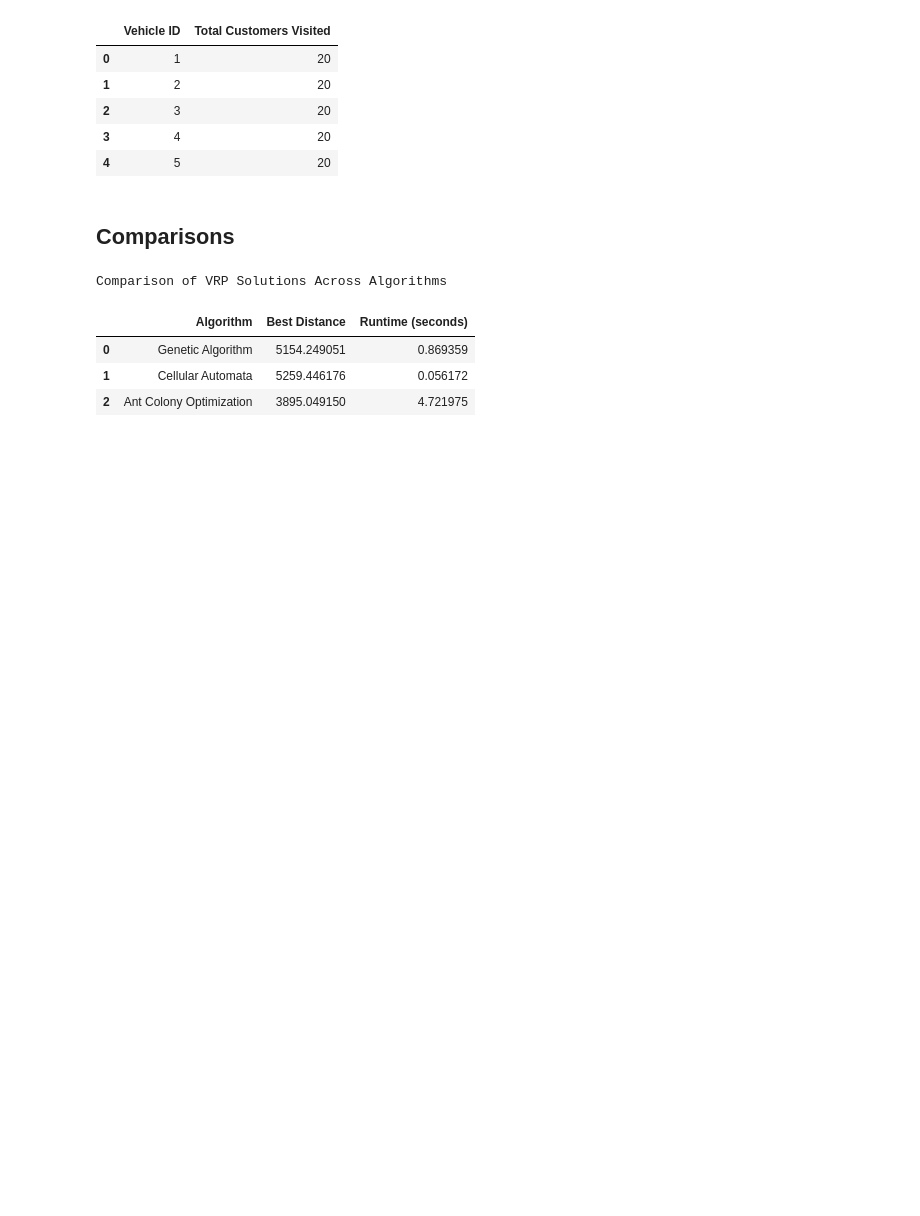
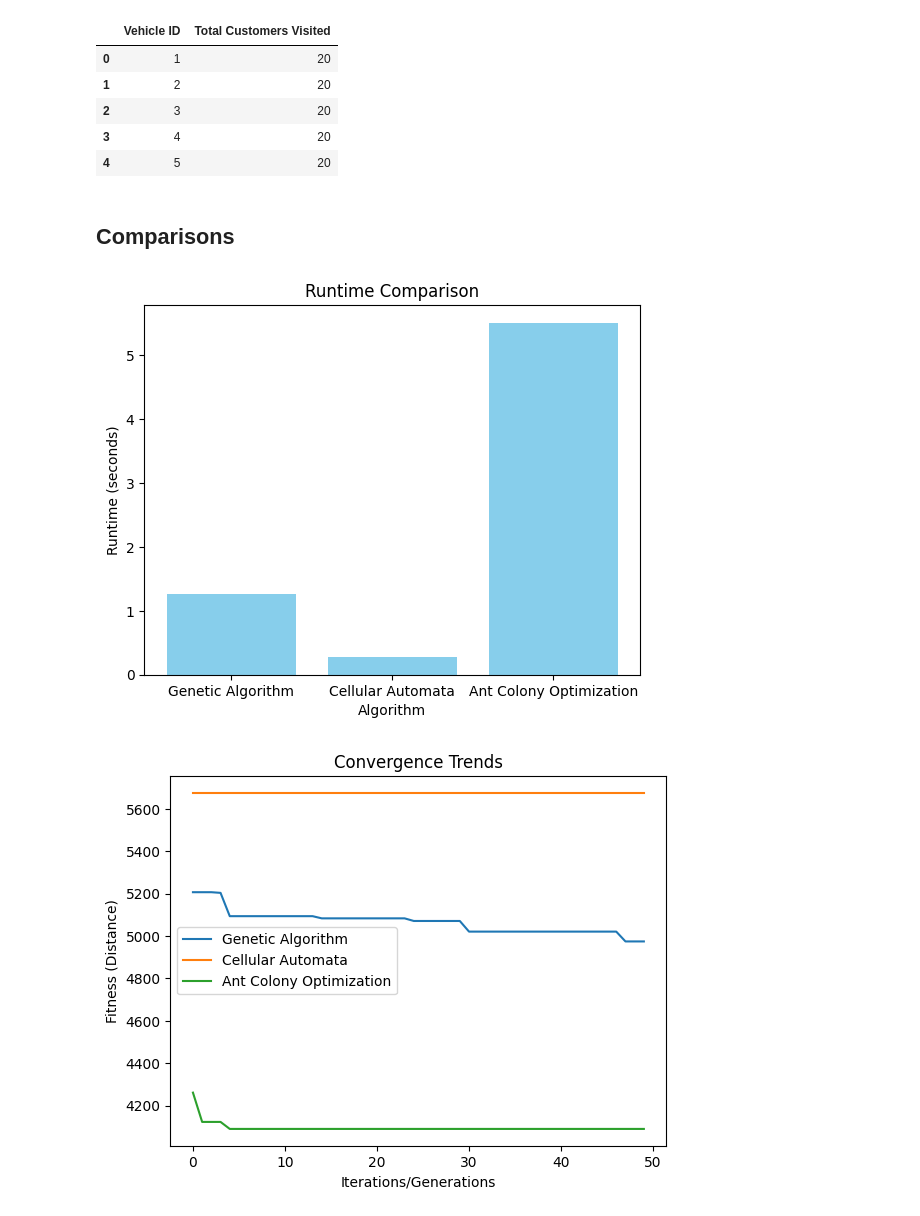
Before and after one commit to Emir515/Self-Organizing-Systems-Assignment-1, a Jupyter notebook: SelfOrganizingSystems.ipynb, the cells around one changed output. Saved outputs shown, nothing was run; the diff lists cells and outputs as text; code cells hidden in the pictures; blank space fills up the shorter version.

```diff
--- a/SelfOrganizingSystems.ipynb
+++ b/SelfOrganizingSystems.ipynb
@@ -551,39 +563,52 @@ Vehicle Summary:
 # %%
 def compare_vrp_algorithms(vrp_env, algorithms):
     results = []
+    all_convergence = {}
 
     for name, algo in algorithms.items():
         start_time = time.time()
+        solution, best_distance, convergence_progress = algo.solve()
+        end_time = time.time()
 
-        solution, best_distance = algo.solve()
-
-        end_time = time.time()
         runtime = end_time - start_time
         results.append({
             "Algorithm": name,
             "Best Distance": best_distance,
             "Runtime (seconds)": runtime
         })
+        all_convergence[name] = convergence_progress
 
     results_df = pd.DataFrame(results)
-    print("Comparison of VRP Solutions Across Algorithms")
-    display(results_df)
-    return results_df
+    return results_df, all_convergence
+# %%
+def plot_results(results_df, convergence_data):
+    plt.figure()
+    plt.bar(results_df['Algorithm'], results_df['Runtime (seconds)'], color='skyblue')
+    plt.title('Runtime Comparison')
+    plt.xlabel('Algorithm')
+    plt.ylabel('Runtime (seconds)')
+    plt.show()
+
+    for algo_name, convergence in convergence_data.items():
+        plt.plot(convergence, label= algo_name)
+    plt.title('Convergence Trends')
+    plt.xlabel('Iterations/Generations')
+    plt.ylabel('Fitness (Distance)')
+    plt.legend()
+    plt.show()
 # %%
 genetic_algo = GeneticAlgorithmVRP_FinalCoverage(vrp_env)
 cellular_automata = CellularAutomataVRP_CapacityConstraint(vrp_env)
 ant_colony = AntColonyOptimizationVRP_Unique(vrp_env)
 
 algorithms = {
     "Genetic Algorithm": genetic_algo,
     "Cellular Automata": cellular_automata,
     "Ant Colony Optimization": ant_colony
 }
 
-compare_results_df = compare_vrp_algorithms(vrp_env, algorithms)
+results_df, convergence_data = compare_vrp_algorithms(vrp_env, algorithms)
+plot_results(results_df, convergence_data)
 # %% [output]
-Comparison of VRP Solutions Across Algorithms
-|  | Algorithm | Best Distance | Runtime (seconds) |
-| 0 | Genetic Algorithm | 5154.249051 | 0.869359 |
-| 1 | Cellular Automata | 5259.446176 | 0.056172 |
-| 2 | Ant Colony Optimization | 3895.049150 | 4.721975 |
+[figure, added]
+[figure, added]
```
Also changed, not shown: parts of 9 cells of this notebook.
